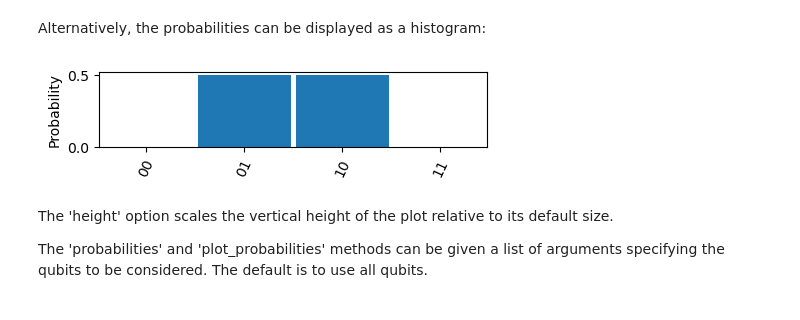
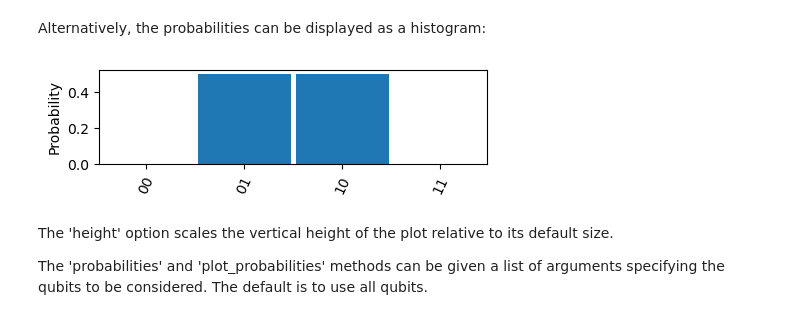
Before and after one commit to jbrumf/tinyqsim, a Jupyter notebook: examples/example_1_tutorial.ipynb, the cells around one changed output. Cells and saved outputs as stored; diff of their text form; code cells hidden in the pictures.

```diff
--- a/examples/example_1_tutorial.ipynb
+++ b/examples/example_1_tutorial.ipynb
@@ -93,9 +105,9 @@ qc.probabilities(include_zeros=True)
 # %% [markdown]
 Alternatively, the probabilities can be displayed as a histogram:
 # %%
-qc.plot_probabilities(height=0.6)
+qc.plot_probabilities(height=0.75)
 # %% [output]
-[figure, old version]
+[figure, new version]
 # %% [markdown]
 The 'height' option scales the vertical height of the plot relative to its default size.
 
```
Also changed, not shown: parts of 46 cells of this notebook, 10 other files.
